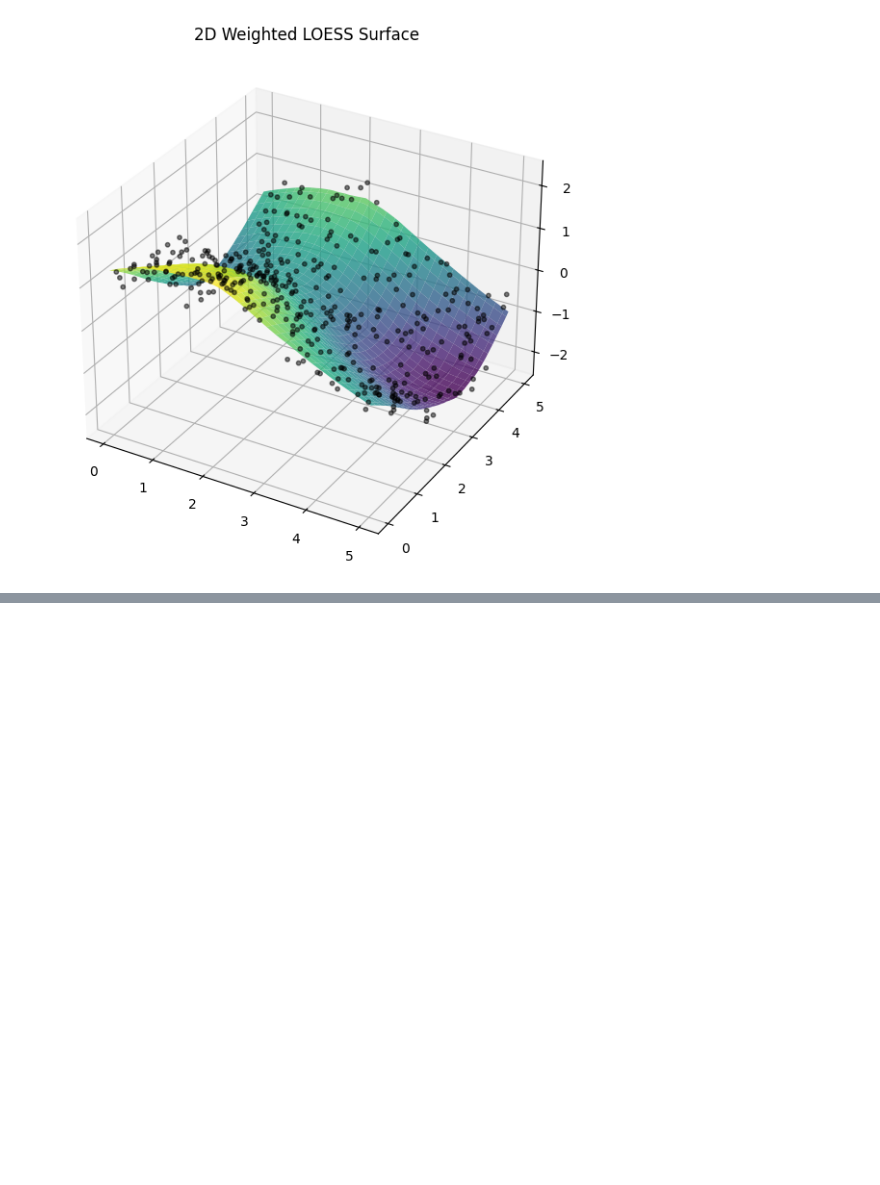
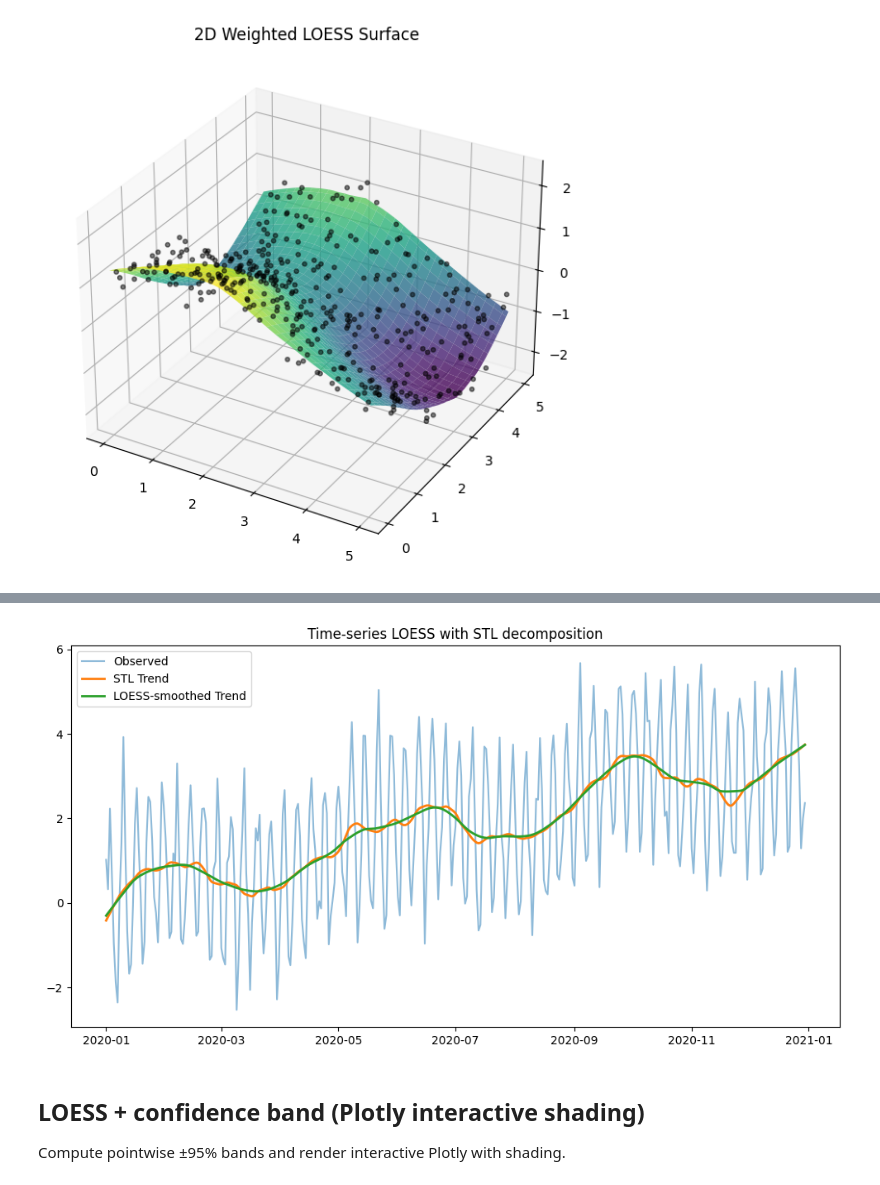
Before and after one commit to Biswamitra4599/DataAnalysis, a Jupyter notebook: Bivariant Distribution/Scatter_Plot_with_LOESS_Smoothing.ipynb, the cells around one changed output, grey strips where cells are left out. Drawn from its saved outputs; the diff is of its cells as text; code cells hidden in the pictures; blank space fills up the shorter version.

Commit message:
Time_Series_STL

```diff
--- a/Bivariant Distribution/Scatter_Plot_with_LOESS_Smoothing.ipynb
+++ b/Bivariant Distribution/Scatter_Plot_with_LOESS_Smoothing.ipynb
@@ -494,0 +702,60 @@ plt.show()
+# %%
+import statsmodels.api as sm
+import pandas as pd
+import matplotlib.pyplot as plt
+
+def timeseries_loess_with_stl(ts, period, frac_trend=0.2, robust=True):
+    """
+    ts: pandas Series indexed by datetime or integer index.
+    period: integer seasonality period (e.g., 7 for weekly in daily data).
+    frac_trend: LOESS fraction to smooth the trend component.
+    robust: use robust STL (seasonal filtering).
+    Returns: DataFrame with columns: observed, trend_stl, trend_loess, seasonal, resid, reconstructed
+    """
+    stl = sm.tsa.STL(ts, period=period, robust=robust)
+    res = stl.fit()
+    trend = res.trend.values
+    seasonal = res.seasonal.values
+    resid = res.resid.values
+
+    # Apply LOWESS to the STL trend to smooth it further
+    lowess_out = sm.nonparametric.lowess(trend, np.arange(len(trend)), frac=frac_trend)
+    trend_loess = lowess_out[:,1]
+
+    reconstructed = trend_loess + seasonal
+
+    df = pd.DataFrame({
+        "observed": ts.values,
+        "trend_stl": trend,
+        "trend_loess": trend_loess,
+        "seasonal": seasonal,
+        "resid": resid,
+        "reconstructed": reconstructed
+    }, index=ts.index)
+    return df, res
+
+# Example (synthetic daily data with weekly seasonality):
+if __name__ == "__main__":
+    rng = np.random.default_rng(3)
+    days = 365
+    t = pd.date_range("2020-01-01", periods=days, freq="D")
+    seasonal = 2.0 * np.sin(2*np.pi * (np.arange(days) % 7) / 7)
+    trend = 0.01 * np.arange(days) + 0.5*np.sin(np.linspace(0,6*np.pi,days))
+    noise = rng.normal(scale=0.5, size=days)
+    series = pd.Series(trend + seasonal + noise, index=t)
+    df_res, stl_result = timeseries_loess_with_stl(series, period=7, frac_trend=0.08, robust=True)
+
+    # Plot
+    plt.figure(figsize=(12,6))
+    plt.plot(df_res.index, df_res.observed, label='Observed', alpha=0.5)
+    plt.plot(df_res.index, df_res.trend_stl, label='STL Trend', linewidth=2)
+    plt.plot(df_res.index, df_res.trend_loess, label='LOESS-smoothed Trend', linewidth=2)
+    plt.legend()
+    plt.title("Time-series LOESS with STL decomposition")
+    plt.show()
+# %% [output]
+[figure, added]
+# %% [markdown]
+## LOESS + confidence band (Plotly interactive shading)
+
+Compute pointwise ±95% bands and render interactive Plotly with shading.
```
Also changed, not shown: parts of 11 cells of this notebook.
